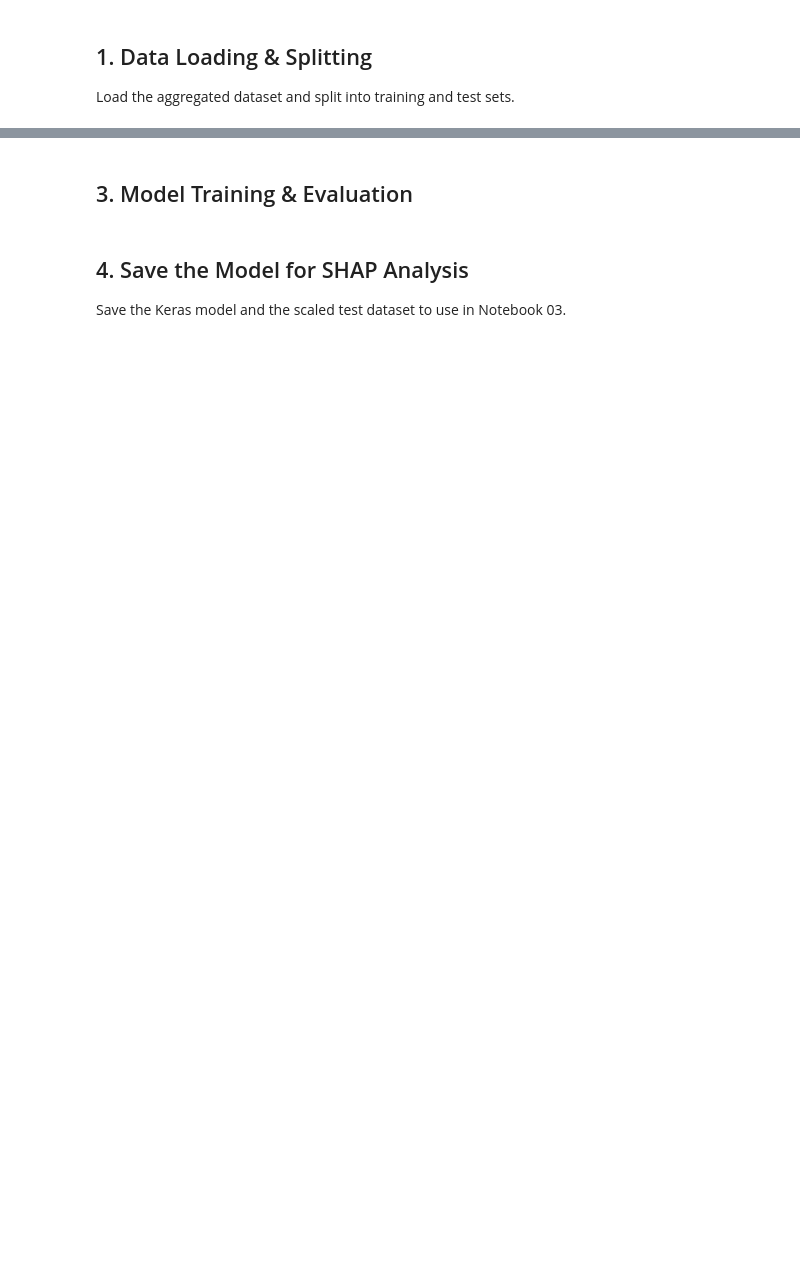
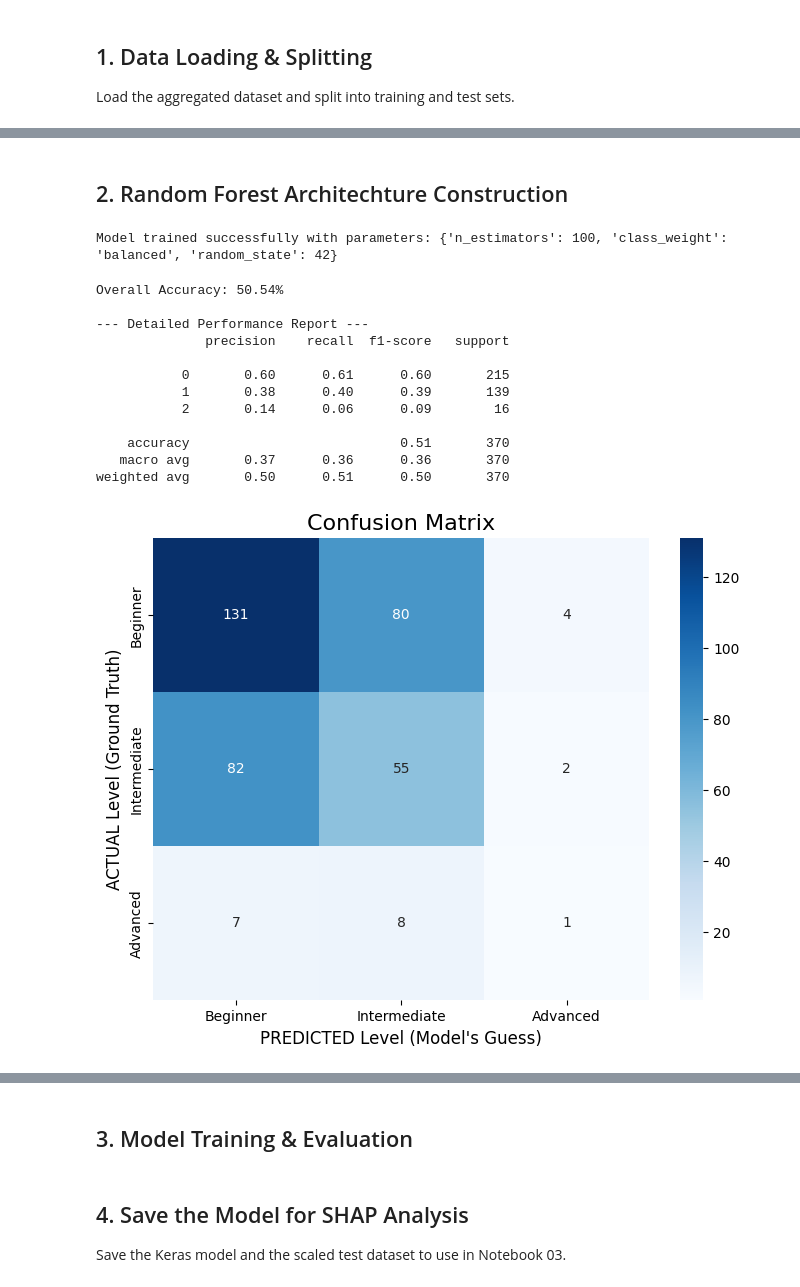
Before and after one commit to sgraziabile/proyecto-mineria, a Jupyter notebook: notebooks/02_model_architecture_and_training.ipynb, the cells around one changed output, grey strips where cells are left out. Drawn from its saved outputs; the diff is of its cells as text; code cells hidden in the pictures; blank space fills up the shorter version.

```diff
--- a/notebooks/02_model_architecture_and_training.ipynb
+++ b/notebooks/02_model_architecture_and_training.ipynb
@@ -79,0 +131,2 @@ Load the aggregated dataset and split into training and test sets.
+# %% [markdown]
+## 2. Random Forest Architechture Construction
@@ -79,0 +155,68 @@ Load the aggregated dataset and split into training and test sets.
+# %%
+#Train the random forest
+rf_model = train_random_forest(
+    X_train,
+    y_train,
+    n_estimators=100,      # Number of trees in the forest
+    class_weight='balanced'  # Handle class imbalance if it exists
+)
+# %% [output]
+Model trained successfully with parameters: {'n_estimators': 100, 'class_weight': 'balanced', 'random_state': 42}
+# %%
+#Test the model on unseen data and output a full performance report
+#Iteration 1: basic hyperparameters
+from sklearn.metrics import accuracy_score, classification_report, confusion_matrix
+import seaborn as sns
+import matplotlib.pyplot as plt
+
+def evaluate_model(model, X_test, y_test):
+    """
+    Tests the trained model on unseen data and outputs a full performance report.
+    """
+    # 1. Ask the model to make predictions on the unseen test features
+    y_pred = model.predict(X_test)
+
+    # 2. Calculate overall accuracy
+    accuracy = accuracy_score(y_test, y_pred)
+    print(f"Overall Accuracy: {accuracy * 100:.2f}%\n")
+
+    # 3. Print the Classification Report (Precision, Recall, F1-Score)
+    print("--- Detailed Performance Report ---")
+    # If you used manual mapping (0,1,2), you can add target_names=['Beginner', 'Intermediate', 'Advanced'] inside the report
+    print(classification_report(y_test, y_pred))
+
+    # 4. Plot the Confusion Matrix
+    cm = confusion_matrix(y_test, y_pred)
+
+    plt.figure(figsize=(8, 6))
+    sns.heatmap(
+        cm,
+        annot=True,     # Show exact numbers
+        fmt='d',        # Format as integers
+        cmap='Blues',   # Blue color scale
+        xticklabels=['Beginner', 'Intermediate', 'Advanced'], # Change these if your order is different!
+        yticklabels=['Beginner', 'Intermediate', 'Advanced']
+    )
+    plt.title("Confusion Matrix", fontsize=16)
+    plt.ylabel("ACTUAL Level (Ground Truth)", fontsize=12)
+    plt.xlabel("PREDICTED Level (Model's Guess)", fontsize=12)
+    plt.show()
+
+# ==========================================
+# Run the test
+# ==========================================
+evaluate_model(rf_model, X_test, y_test)
+# %% [output]
+Overall Accuracy: 50.54%
+
+--- Detailed Performance Report ---
+              precision    recall  f1-score   support
+
+           0       0.60      0.61      0.60       215
+           1       0.38      0.40      0.39       139
+           2       0.14      0.06      0.09        16
+
+    accuracy                           0.51       370
+   macro avg       0.37      0.36      0.36       370
+weighted avg       0.50      0.51      0.50       370
+[figure, added]
```
Also changed, not shown: parts of 16 cells of this notebook.
